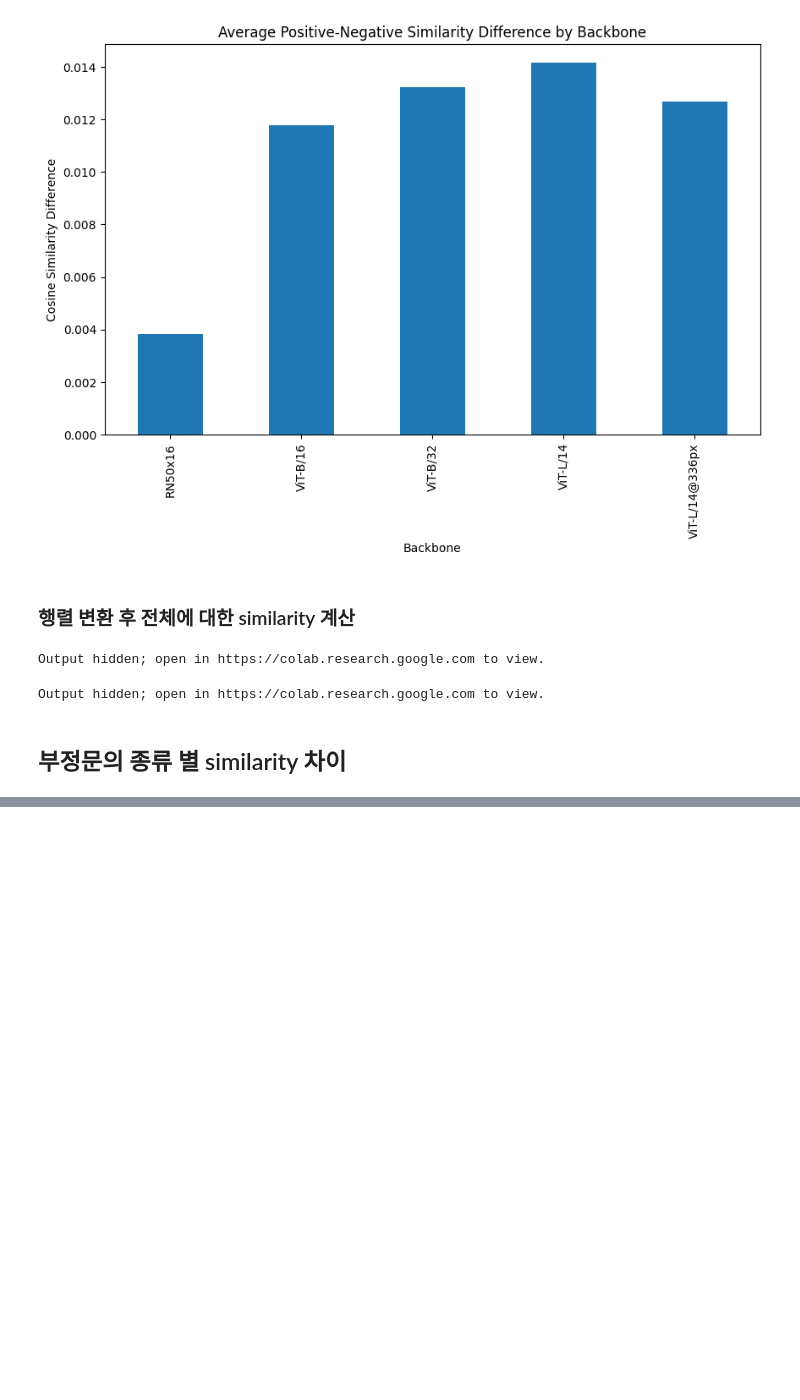
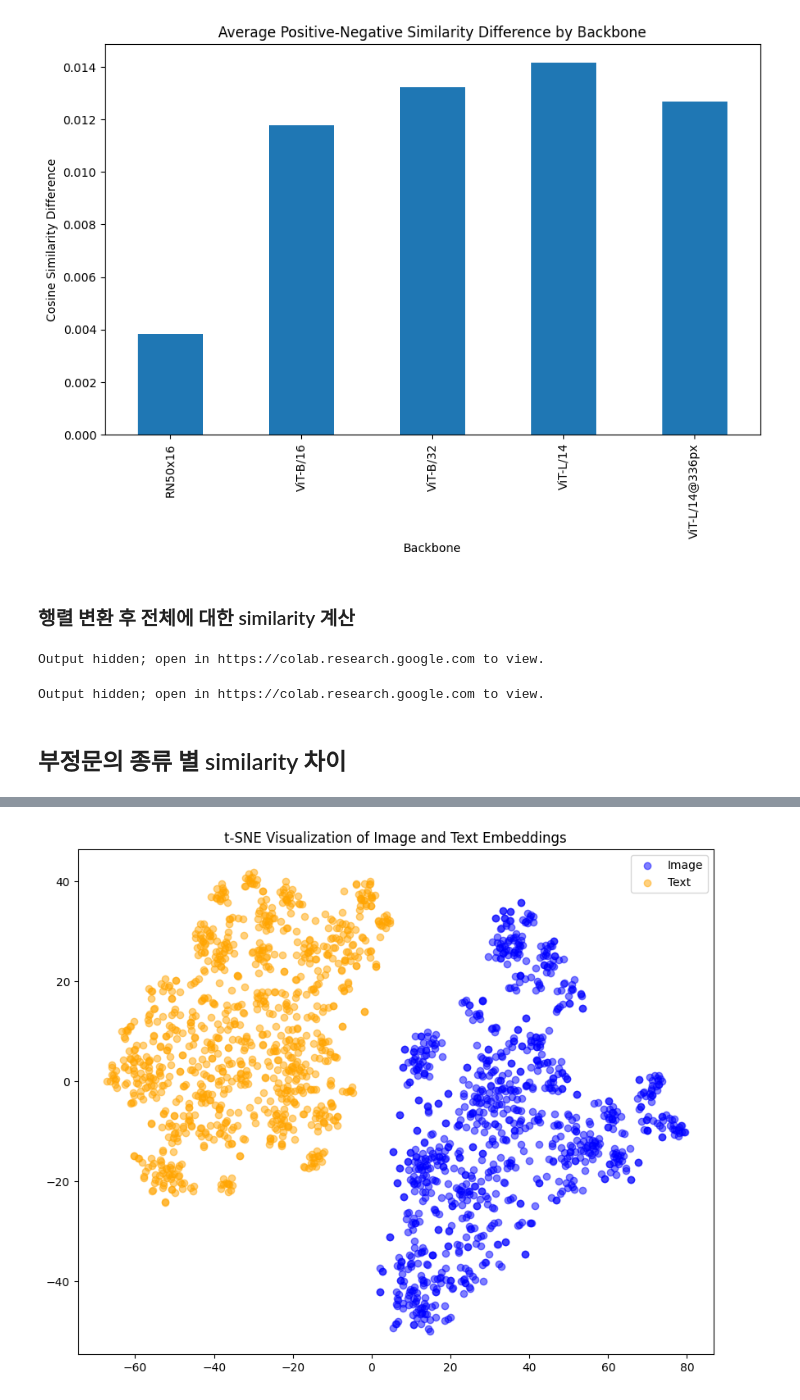
Before and after one commit to rla-suedeng/20242R0136COSE47402, a Jupyter notebook: FinalProject/Final_Project.ipynb, the cells around one changed output, grey strips where cells are left out. Cells and saved outputs as stored; diff of their text form; code cells hidden in the pictures; blank space fills up the shorter version.

```diff
--- a/FinalProject/Final_Project.ipynb
+++ b/FinalProject/Final_Project.ipynb
@@ -1180,0 +1253,23 @@ Output hidden; open in https://colab.research.google.com to view.
+# %%
+import matplotlib.pyplot as plt
+from PIL import Image
+import os
+
+# 상위 10개 결과 확인 (Positive vs Negative)
+top_results = similarities[:10]
+
+for result in top_results:
+    image_path = os.path.join(image_folder, f"{int(result['image_id']):012d}.jpg")
+    image = Image.open(image_path)
+
+    plt.figure(figsize=(8, 6))
+    plt.imshow(image)
+    plt.axis("off")
+    plt.title(f"Image ID: {result['image_id']}")
+
+    # 캡션과 유사도 표시
+    plt.figtext(0.5, 0.01, f"Positive Caption: {result['positive_caption']} (Similarity: {result['positive_similarity']:.2f})",
+                wrap=True, horizontalalignment='center', fontsize=10)
+    plt.figtext(0.5, -0.05, f"Negative Caption: {result['negative_caption']} (Similarity: {result['negative_similarity']:.2f})",
+                wrap=True, horizontalalignment='center', fontsize=10)
+    plt.show()
@@ -1180,0 +1376,24 @@ Output hidden; open in https://colab.research.google.com to view.
+# %%
+from sklearn.manifold import TSNE
+import numpy as np
+
+embeddings = np.concatenate([image_features_array, text_features_array])
+labels = ['Image'] * len(image_features_array) + ['Text'] * len(text_features_array)
+
+# t-SNE 적용
+tsne = TSNE(n_components=2, random_state=42)
+reduced_embeddings = tsne.fit_transform(embeddings)
+
+# 시각화
+plt.figure(figsize=(10, 8))
+for i, label in enumerate(labels):
+    if label == 'Image':
+        plt.scatter(reduced_embeddings[i, 0], reduced_embeddings[i, 1], color='blue', alpha=0.5, label='Image' if i == 0 else "")
+    else:
+        plt.scatter(reduced_embeddings[i, 0], reduced_embeddings[i, 1], color='orange', alpha=0.5, label='Text' if i == len(image_features_array) else "")
+
+plt.title("t-SNE Visualization of Image and Text Embeddings")
+plt.legend()
+plt.show()
+# %% [output]
+[figure, added]
```
Also changed, not shown: parts of 8 cells of this notebook.
